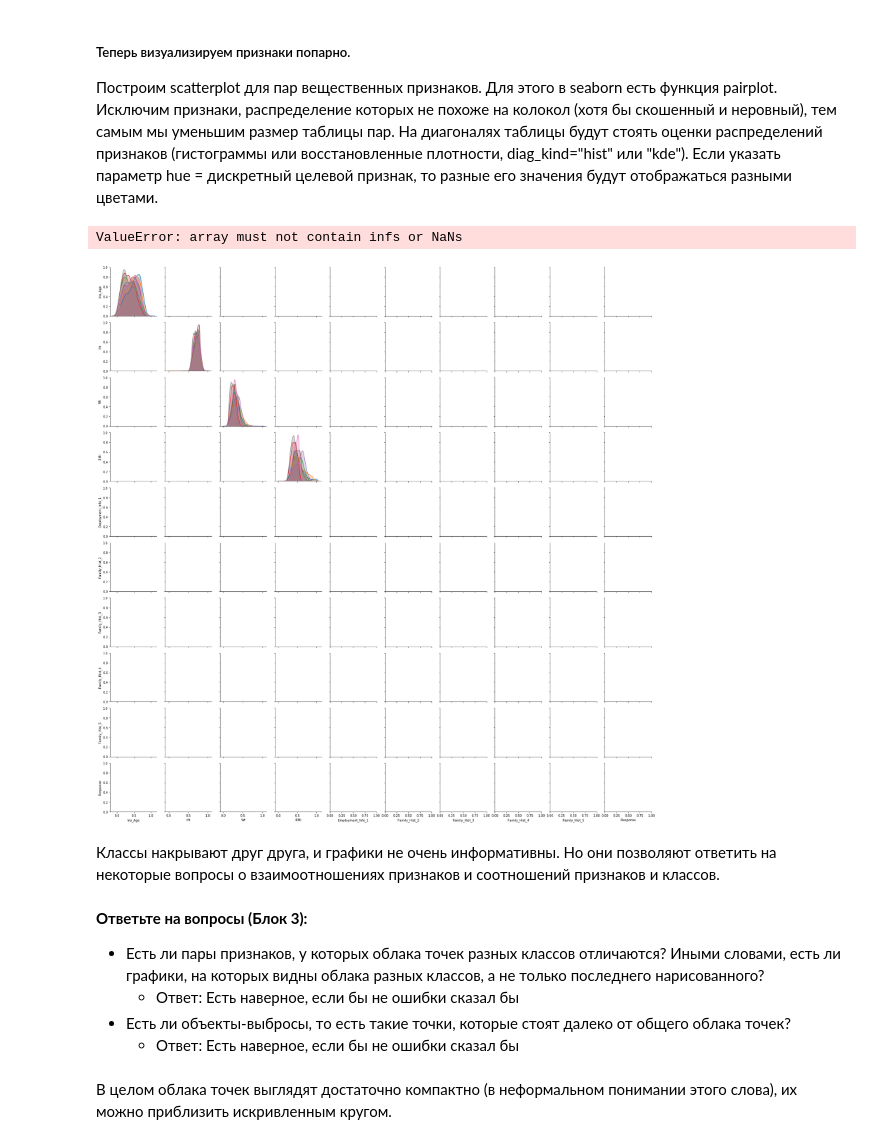
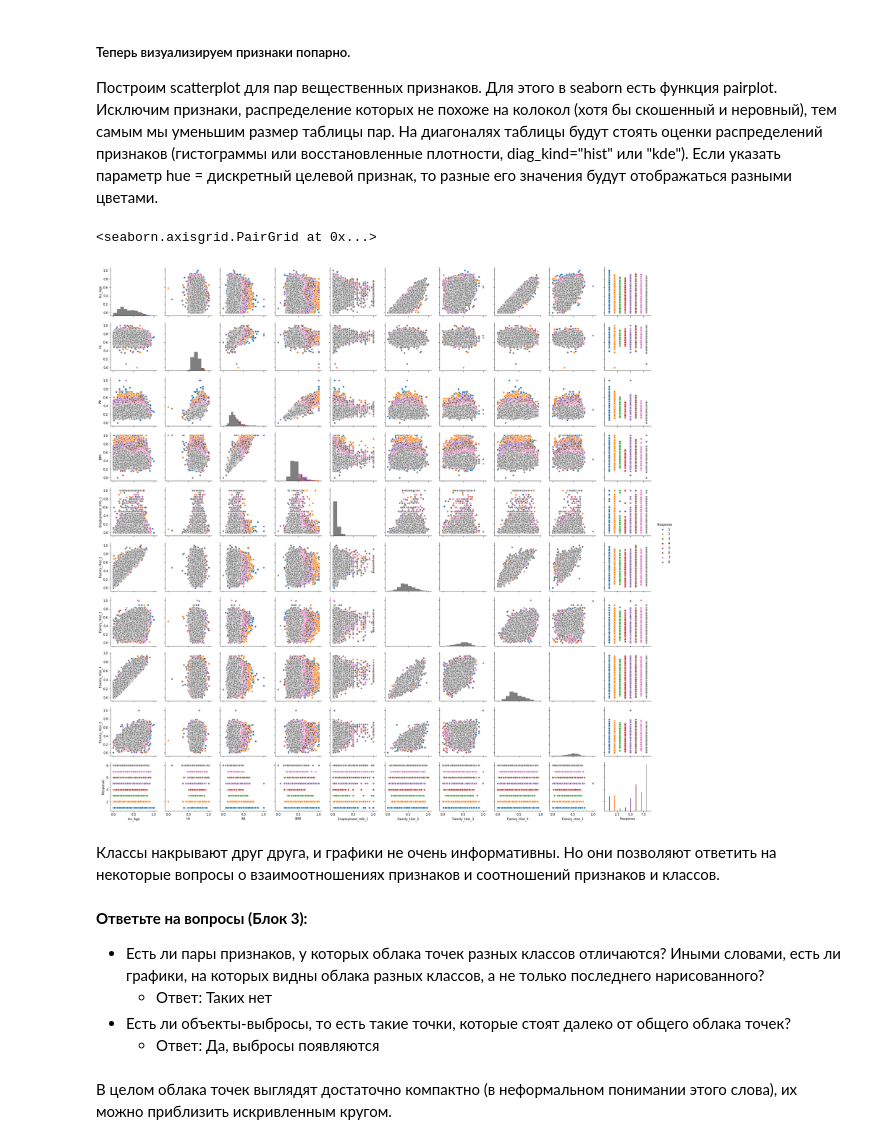
Before and after one commit to MenacingDwarf/Machine-Learning-Course, a Jupyter notebook: 3 курс/3. Визуализация данных/task.ipynb, the cells around one changed output. Drawn from its saved outputs; the diff is of its cells as text; code cells hidden in the pictures.

```diff
--- a/3 курс/3. Визуализация данных/task.ipynb
+++ b/3 курс/3. Визуализация данных/task.ipynb
@@ -170,18 +170,18 @@ $^*$
 # %%
 seaborn.pairplot(data[real_features+["Response"]].drop(
         ["Employment_Info_4", "Employment_Info_6", "Insurance_History_5", "Product_Info_4"], axis=1),
-        hue="Response", diag_kind="kde")
+        hue="Response", diag_kind="hist")
 # %% [output]
-ValueError: array must not contain infs or NaNs
+<seaborn.axisgrid.PairGrid at 0x...>
-[figure, old version]
+[figure, new version]
 # %% [markdown]
 Классы накрывают друг друга, и графики не очень информативны. Но они позволяют ответить на некоторые вопросы о взаимоотношениях признаков и соотношений признаков и классов.
 # %% [markdown]
 __Ответьте на вопросы (Блок 3):__
 * Есть ли пары признаков, у которых облака точек разных классов отличаются? Иными словами, есть ли графики, на которых видны облака разных классов, а не только последнего нарисованного?
-    * Ответ: Есть наверное, если бы не ошибки сказал бы
+    * Ответ: Таких нет
 * Есть ли объекты-выбросы, то есть такие точки, которые стоят далеко от общего облака точек?
-    * Ответ: Есть наверное, если бы не ошибки сказал бы
+    * Ответ: Да, выбросы появляются
 # %% [markdown]
 В целом облака точек выглядят достаточно компактно (в неформальном понимании этого слова), их можно приблизить искривленным кругом.
 # %% [markdown]
```
Also changed, not shown: parts of 5 cells of this notebook, 5 other files.
